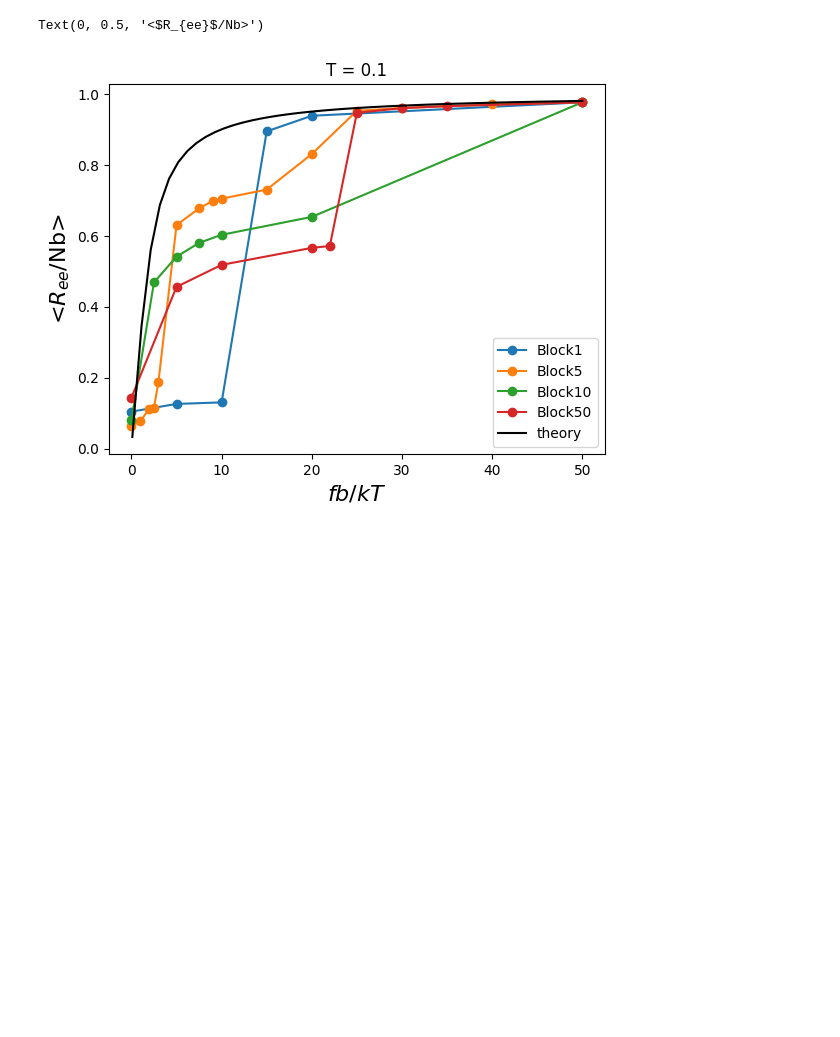
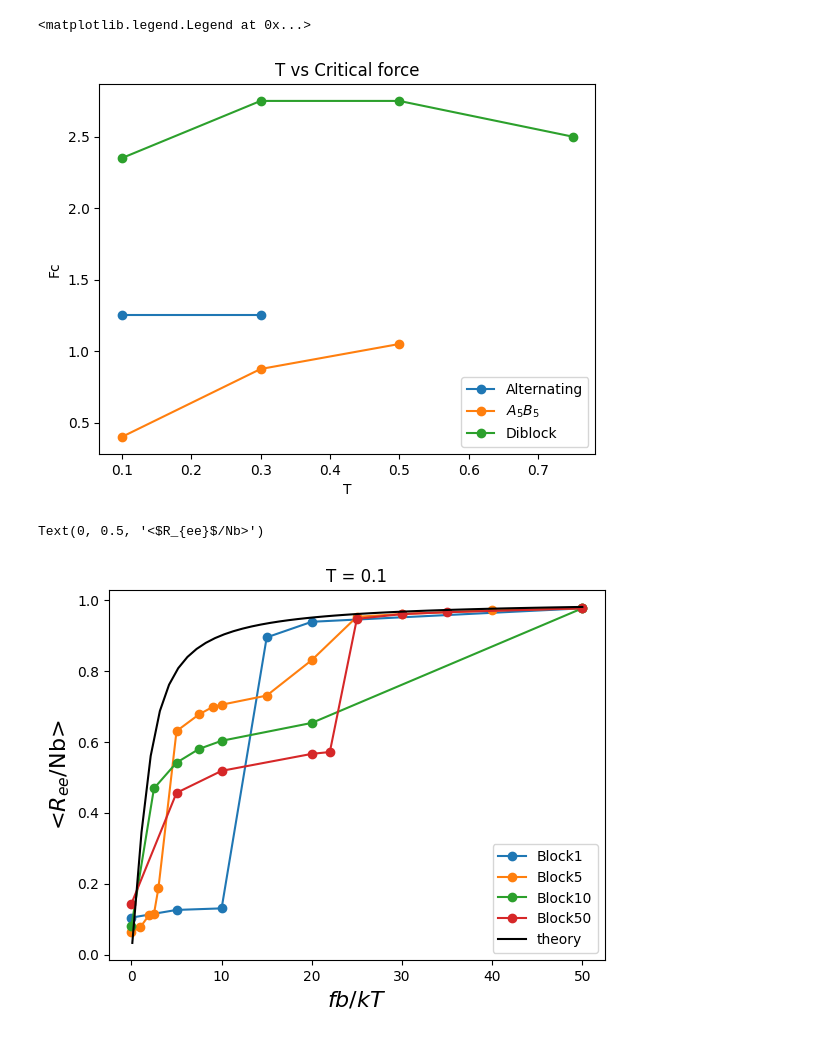
Before and after one commit to VagrantHyp/Code, a Jupyter notebook: DiffConfig.ipynb, the cells around one changed output. Saved outputs shown, nothing was run; the diff lists cells and outputs as text; code cells hidden in the pictures; blank space fills up the shorter version.

Commit message:
New graph

```diff
--- a/DiffConfig.ipynb
+++ b/DiffConfig.ipynb
@@ -16,6 +16,30 @@ config = ['1', '5', '10', '50']
 x = np.linspace(0.1, 50)
 y = 1 / np.tanh(x) - 1 / x
 y2 = y * 3/5
+# %%
+# fC vs T
+# Alternating
+T = [0.1, 0.3]
+Fc = [(1+1.5)/2,(1+1.5)/2]
+plt.plot(T,Fc,'o-',label = 'Alternating')
+plt.xlabel("T")
+plt.ylabel("Fc")
+plt.title("T vs Critical force")
+
+#Blocksize = 5
+T = [0.1,0.3,0.5]
+Fc = [(0.3+0.5)/2,(0.75+1)/2,(1+1.1)/2]
+plt.plot(T,Fc,'o-', label='$A_{5}B_{5}$')
+
+#Diblock
+T = [0.1,0.3,0.5,0.75]
+Fc = [(2.2+2.5)/2, (2.5+3)/2, (2.5+3)/2, (2+3)/2]
+plt.plot(T,Fc,'o-', label='Diblock')
+
+plt.legend()
+# %% [output]
+<matplotlib.legend.Legend at 0x...>
+[figure, added]
 # %%
 # T = 0.1
 t = 0.1
```
Also changed, not shown: parts of 1 cell of this notebook, 3 other files.
